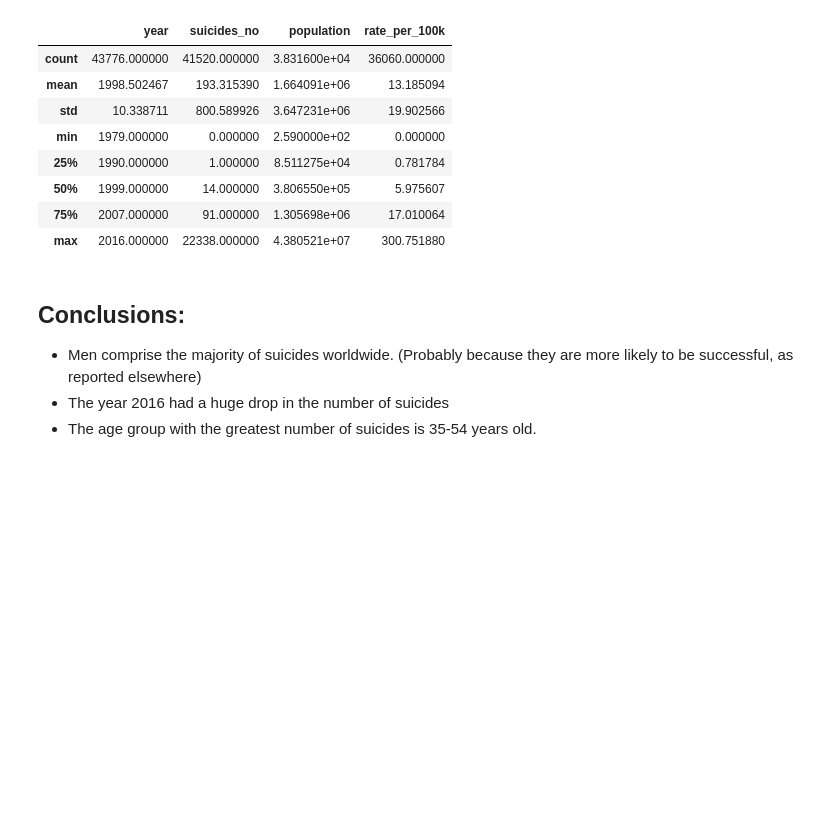
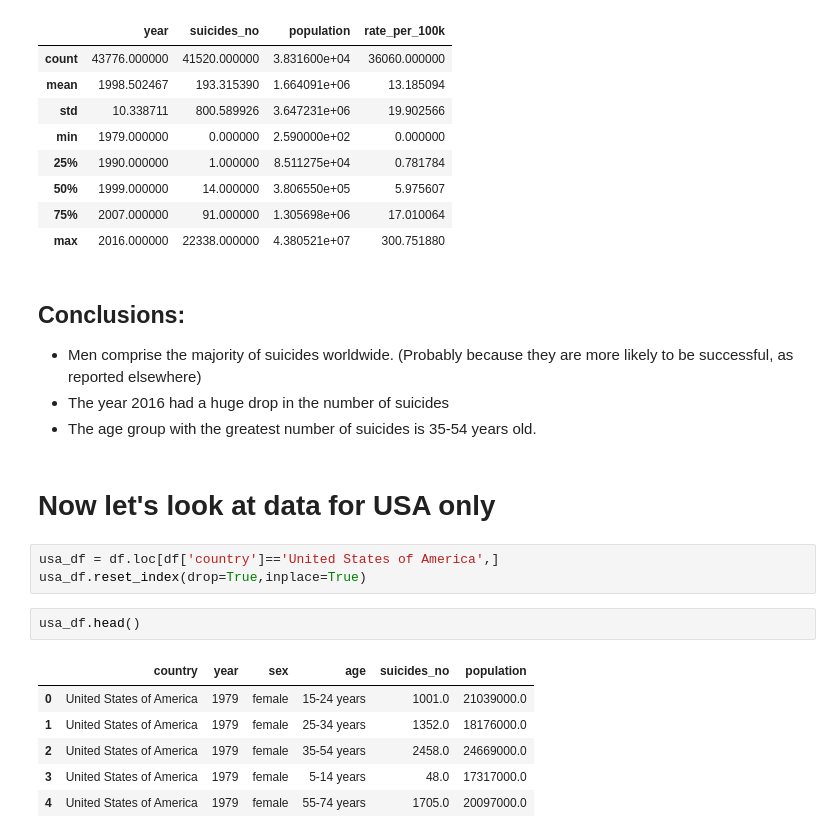
Before and after one commit to JaniceLove/Kaggle, a Jupyter notebook: WHO suicide data analysis .ipynb, the cells around one changed output. Saved outputs shown, nothing was run; the diff lists cells and outputs as text; blank space fills up the shorter version.

Commit message:
added USA-only EDA

```diff
--- a/WHO suicide data analysis .ipynb
+++ b/WHO suicide data analysis .ipynb
@@ -76,3 +76,17 @@ df.describe()
 - Men comprise the majority of suicides worldwide. (Probably because they are more likely to be successful, as reported elsewhere)
 - The year 2016 had a huge drop in the number of suicides
 - The age group with the greatest number of suicides is 35-54 years old.
+# %% [markdown]
+# Now let's look at data for USA only
+# %%
+usa_df = df.loc[df['country']=='United States of America',]
+usa_df.reset_index(drop=True,inplace=True)
+# %%
+usa_df.head()
+# %% [output]
+|  | country | year | sex | age | suicides_no | population |
+| 0 | United States of America | 1979 | female | 15-24 years | 1001.0 | 21039000.0 |
+| 1 | United States of America | 1979 | female | 25-34 years | 1352.0 | 18176000.0 |
+| 2 | United States of America | 1979 | female | 35-54 years | 2458.0 | 24669000.0 |
+| 3 | United States of America | 1979 | female | 5-14 years | 48.0 | 17317000.0 |
+| 4 | United States of America | 1979 | female | 55-74 years | 1705.0 | 20097000.0 |
```
Also changed, not shown: parts of 3 cells of this notebook.
